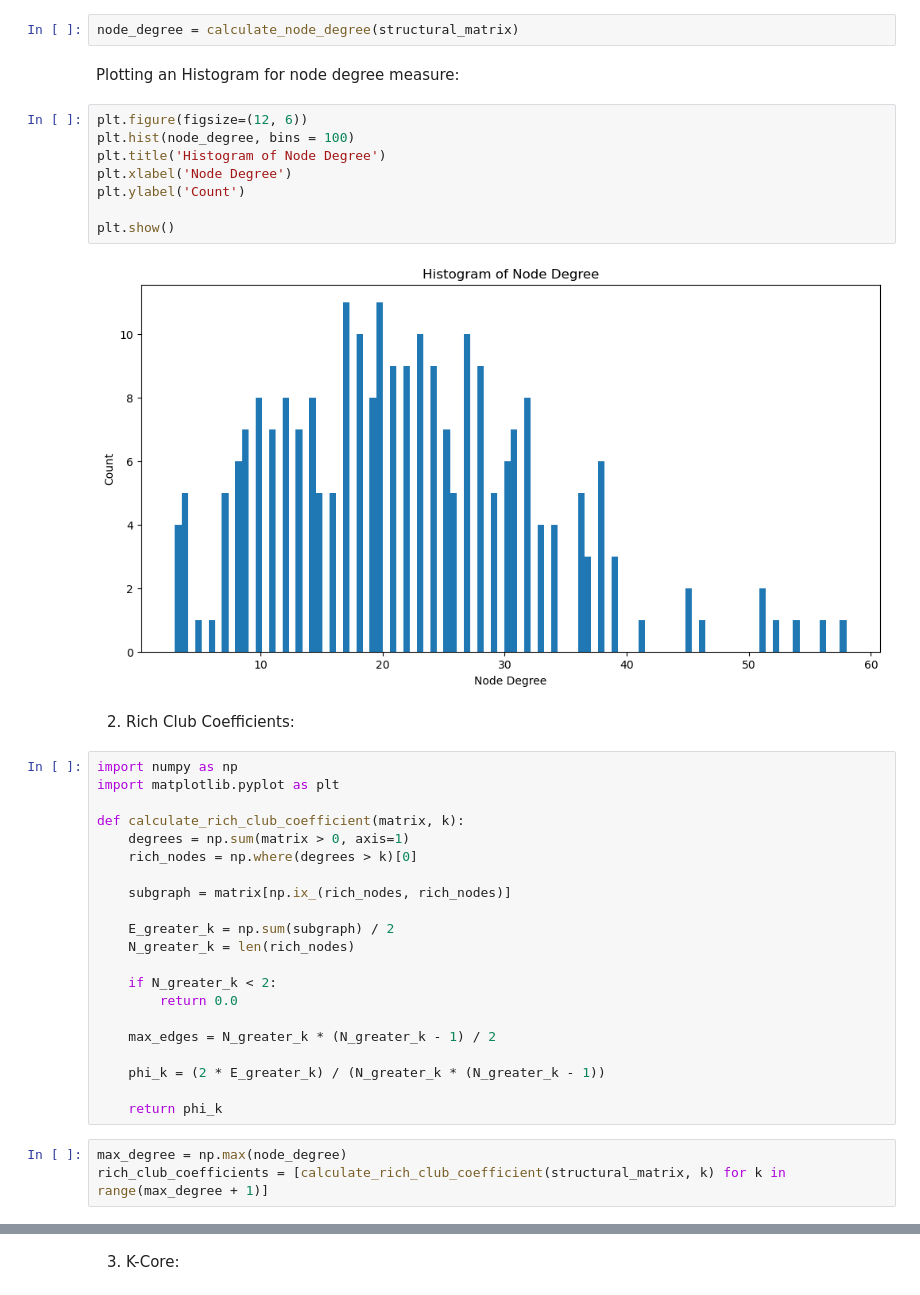
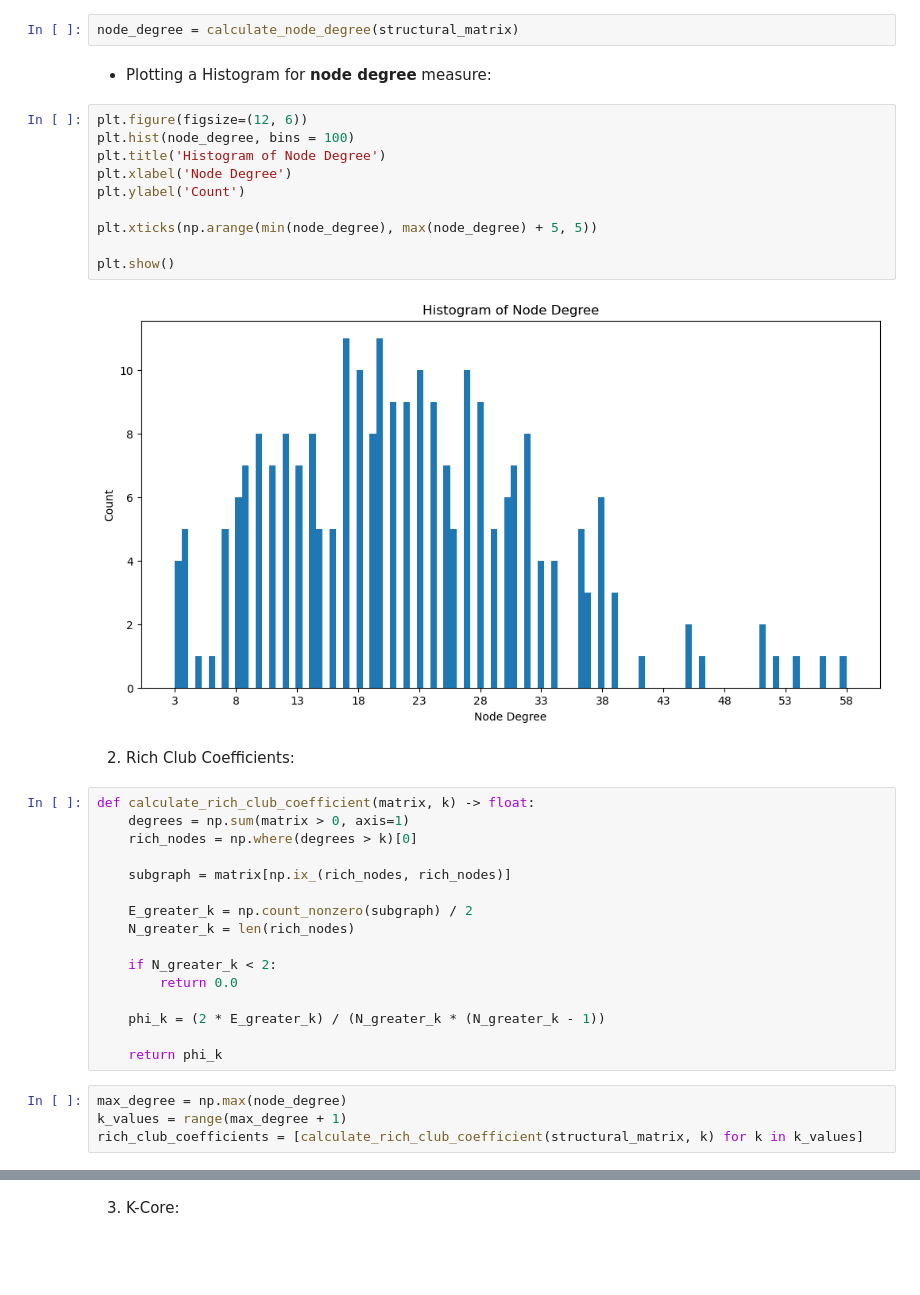
Before and after one commit to chenlrv/brain-networks-and-graphs, a Jupyter notebook: assignment.ipynb, the cells around one changed output, grey strips where cells are left out. Saved outputs shown, nothing was run; the diff lists cells and outputs as text; blank space fills up the shorter version.

```diff
--- a/assignment.ipynb
+++ b/assignment.ipynb
@@ -63,41 +87,39 @@ def calculate_node_degree(matrix) -> list[int]:
 # %%
 node_degree = calculate_node_degree(structural_matrix)
 # %% [markdown]
-Plotting an Histogram for node degree measure:
+* Plotting a Histogram for <b>node degree</b> measure:
 # %%
 plt.figure(figsize=(12, 6))
 plt.hist(node_degree, bins = 100)
 plt.title('Histogram of Node Degree')
 plt.xlabel('Node Degree')
 plt.ylabel('Count')
 
+plt.xticks(np.arange(min(node_degree), max(node_degree) + 5, 5))
+
 plt.show()
 # %% [output]
-[figure, old version]
+[figure, new version]
 # %% [markdown]
 2. Rich Club Coefficients:
 # %%
-import numpy as np
-import matplotlib.pyplot as plt
-
-def calculate_rich_club_coefficient(matrix, k):
+def calculate_rich_club_coefficient(matrix, k) -> float:
     degrees = np.sum(matrix > 0, axis=1)
     rich_nodes = np.where(degrees > k)[0]
 
     subgraph = matrix[np.ix_(rich_nodes, rich_nodes)]
 
-    E_greater_k = np.sum(subgraph) / 2
+    E_greater_k = np.count_nonzero(subgraph) / 2
     N_greater_k = len(rich_nodes)
 
     if N_greater_k < 2:
         return 0.0
 
-    max_edges = N_greater_k * (N_greater_k - 1) / 2
-
     phi_k = (2 * E_greater_k) / (N_greater_k * (N_greater_k - 1))
 
     return phi_k
 # %%
 max_degree = np.max(node_degree)
-rich_club_coefficients = [calculate_rich_club_coefficient(structural_matrix, k) for k in range(max_degree + 1)]
+k_values = range(max_degree + 1)
+rich_club_coefficients = [calculate_rich_club_coefficient(structural_matrix, k) for k in k_values]
 # %%
```
Also changed, not shown: parts of 52 cells of this notebook.
